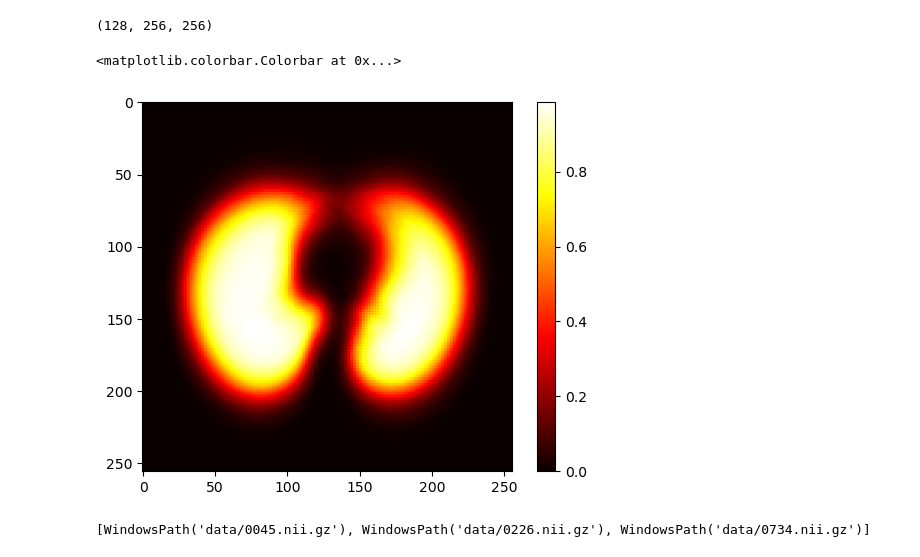
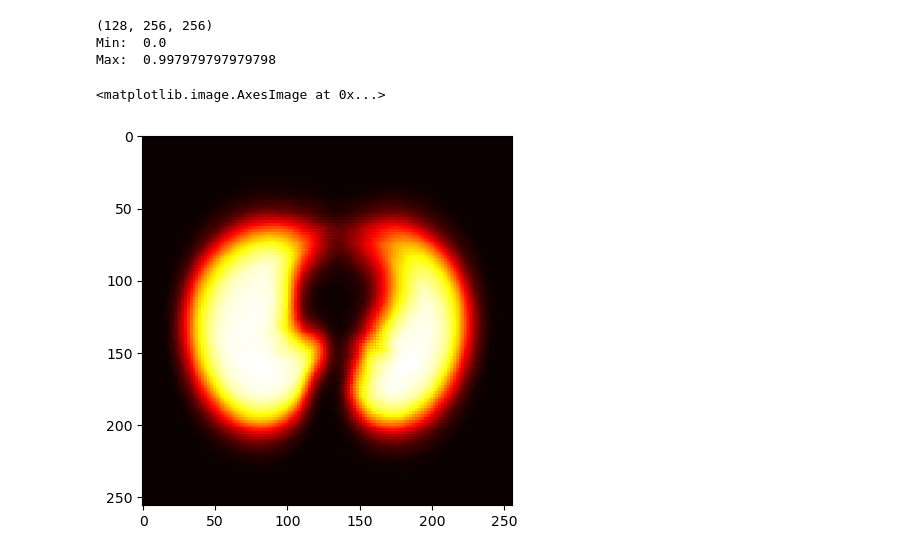
Before and after one commit to DiogoMendesss/LungGiants, a Jupyter notebook: mask_eval/heatmap.ipynb, the cells around one changed output. Saved outputs shown, nothing was run; the diff lists cells and outputs as text; code cells hidden in the pictures.

```diff
--- a/mask_eval/heatmap.ipynb
+++ b/mask_eval/heatmap.ipynb
@@ -8,17 +4,14 @@ from pathlib import Path
 # %%
-heatmap=np.load("lung_mean_occupancy_heatmap_128_256_256.npy")
+heatmap = np.load("lung_mean_occupancy_heatmap_128_256_256.npy")
 print(heatmap.shape)
+print("Min: ", np.min(heatmap))
+print("Max: ", np.max(heatmap))
 # %% [output]
 (128, 256, 256)
+Min:  0.0
+Max:  0.997979797979798
 # %%
-plt.imshow(heatmap[63,:,:], cmap='hot')
-plt.colorbar()
+plt.imshow(heatmap[64,:,:], cmap='hot', interpolation='nearest')
 # %% [output]
-<matplotlib.colorbar.Colorbar at 0x...>
+<matplotlib.image.AxesImage at 0x...>
-[figure, old version]
+[figure, new version]
-# %%
-mask_dir = Path("./data")
-mask_paths = sorted(path for path in mask_dir.iterdir() if path.is_file() and path.name.lower().endswith((".nii", ".nii.gz")))
-print(mask_paths)
-# %% [output]
-[WindowsPath('data/0045.nii.gz'), WindowsPath('data/0226.nii.gz'), WindowsPath('data/0734.nii.gz')]
```
Also changed, not shown: parts of 2 cells of this notebook, 4 other files.
